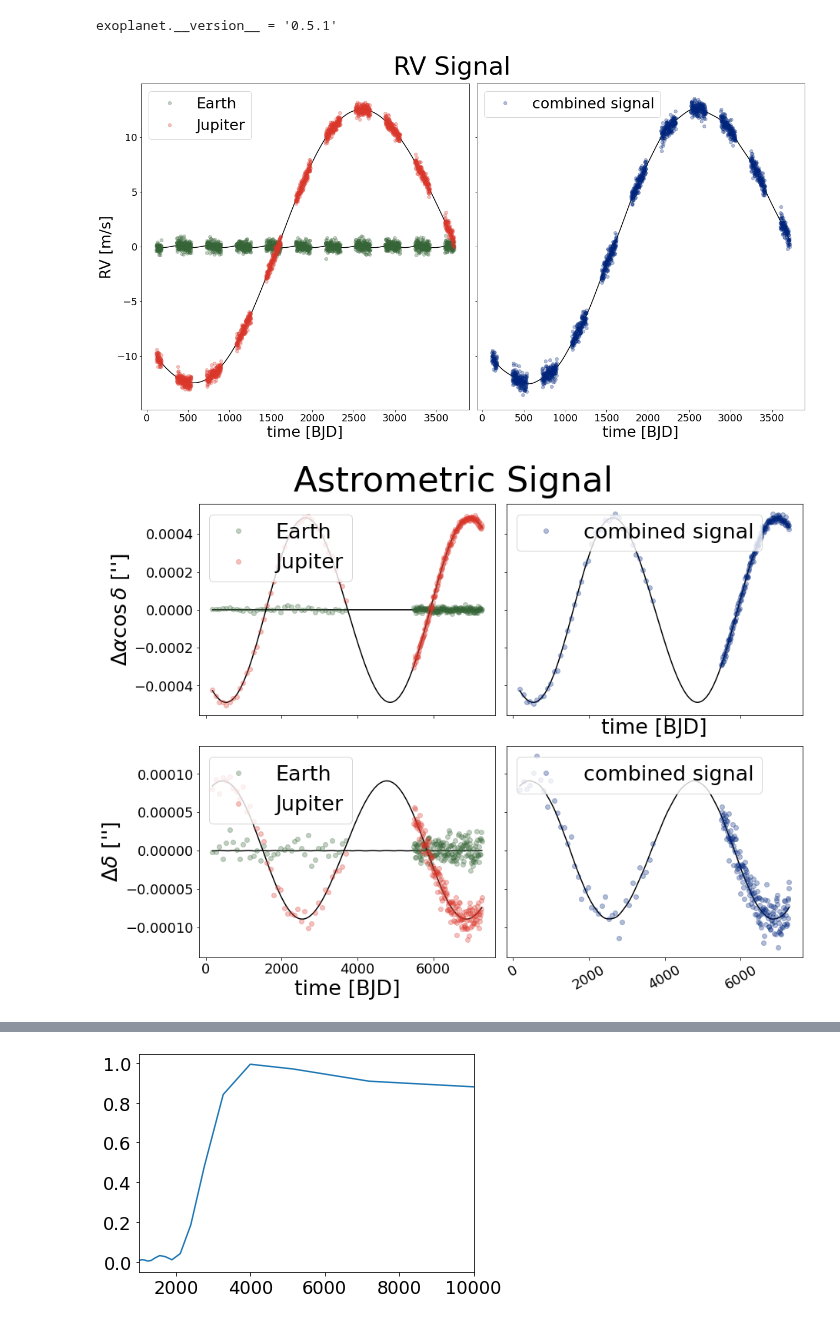
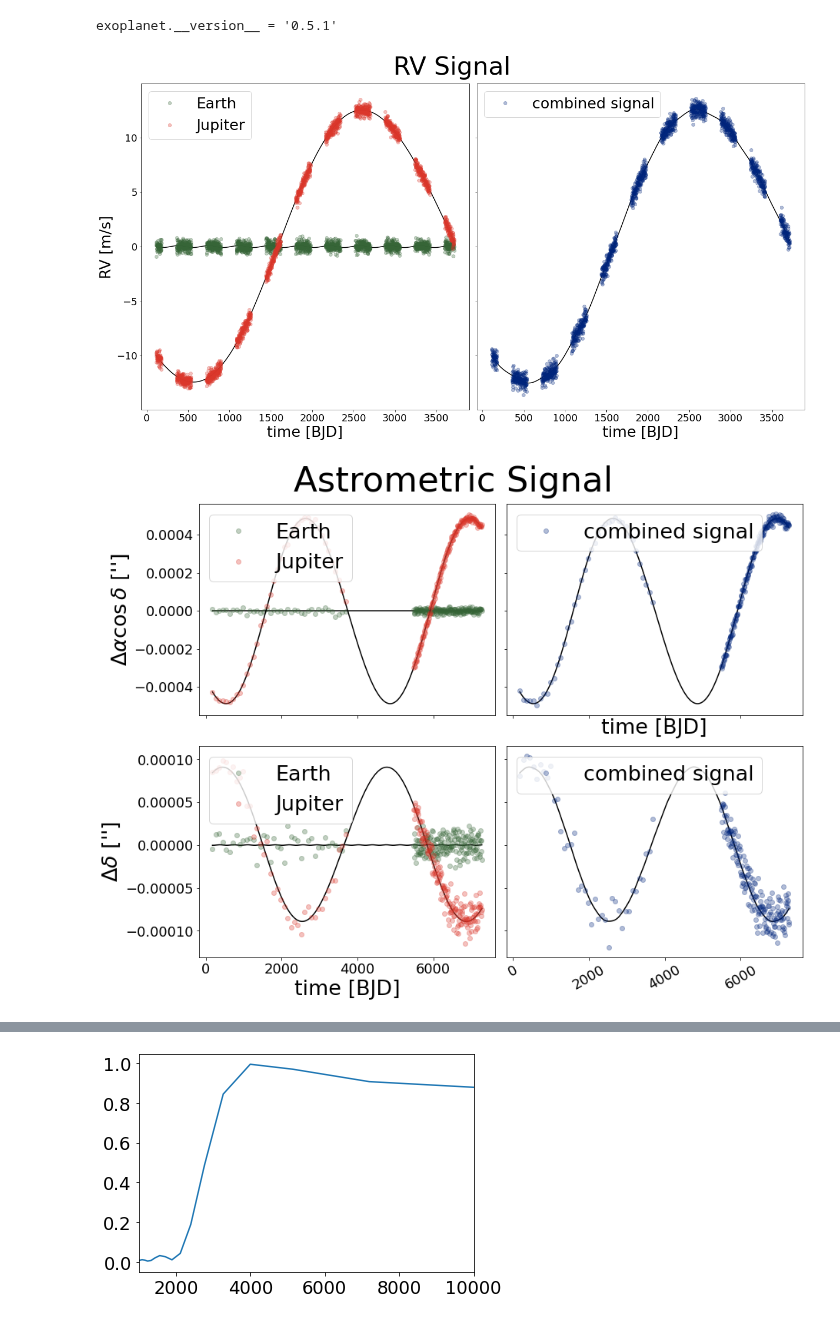
Before and after one commit to dyahalomi/roman_astrometry, a Jupyter notebook: Code/model_data.ipynb, the cells around one changed output, grey strips where cells are left out. Cells and saved outputs as stored; diff of their text form; code cells hidden in the pictures.

```diff
--- a/Code/model_data.ipynb
+++ b/Code/model_data.ipynb
@@ -81,34 +81,34 @@ orbit_params_jup = [P_jup, e_jup, Tper_jup, omega_jup, Omega_jup, inclination_ju
 
 n_planets = 2
 orbit_params = [orbit_params_earth, orbit_params_jup]
 
 
 sigma_rv = 0.3
 
-sigma_ra = 1e-6
-sigma_dec = 1e-6
+sigma_ra = 1e-5
+sigma_dec = 1e-5
 parallax = 0.1
 
 
 
 times, rv_results, theta_results, rho_results = simulate_and_plot(
     n_planets,
     sigma_rv,
     sigma_ra,
     sigma_dec,
     parallax,
     orbit_params,
     ['#366537', '#db372b', '#00257c'],
     ['Earth', 'Jupiter'],
     times_observed_rv = times_observed_rv,
     times_observed_astrometry = times_observed_astrometry
     )
 
 
 [[times_rv, times_observed_rv, times_astrometry, times_observed_astrometry],
 [rv_orbit, rv_orbit_sum, rv_sim, rv_sim_sum],
 [ra_orbit, ra_orbit_sum, ra_sim, ra_sim_sum],
 [dec_orbit, dec_orbit_sum, dec_sim, dec_sim_sum]]  = times, rv_results, theta_results, rho_results
 # %% [output]
-[figure, old version]
+[figure, new version]
-[figure, old version]
+[figure, new version]
```
Also changed, not shown: parts of 8 cells of this notebook.
